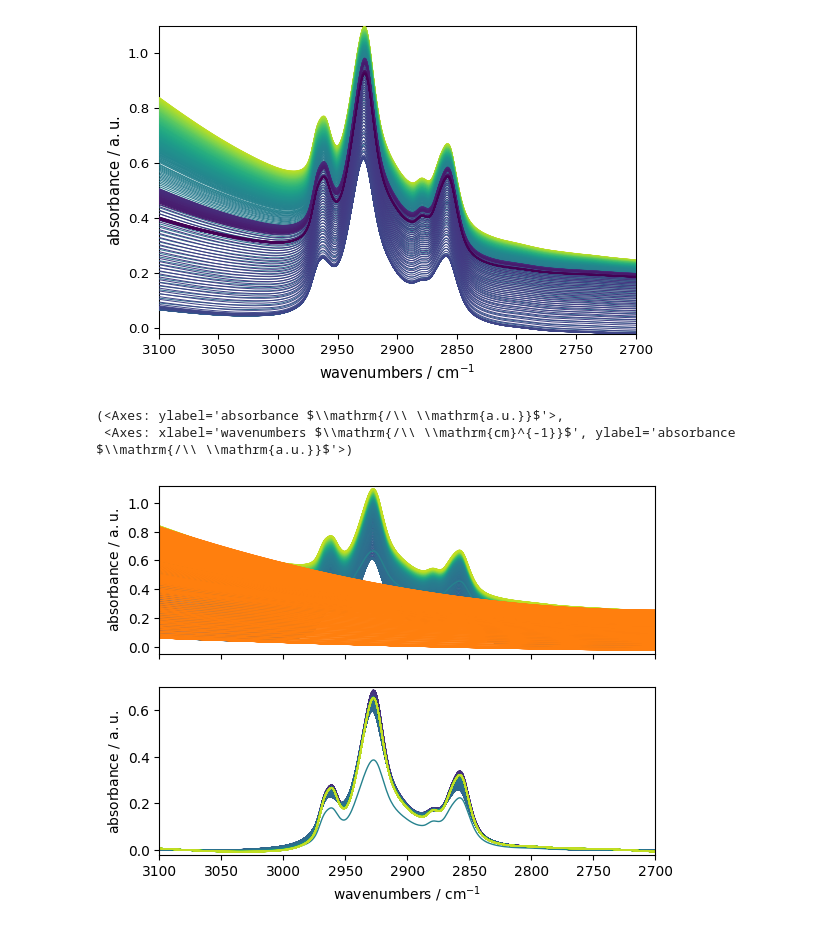
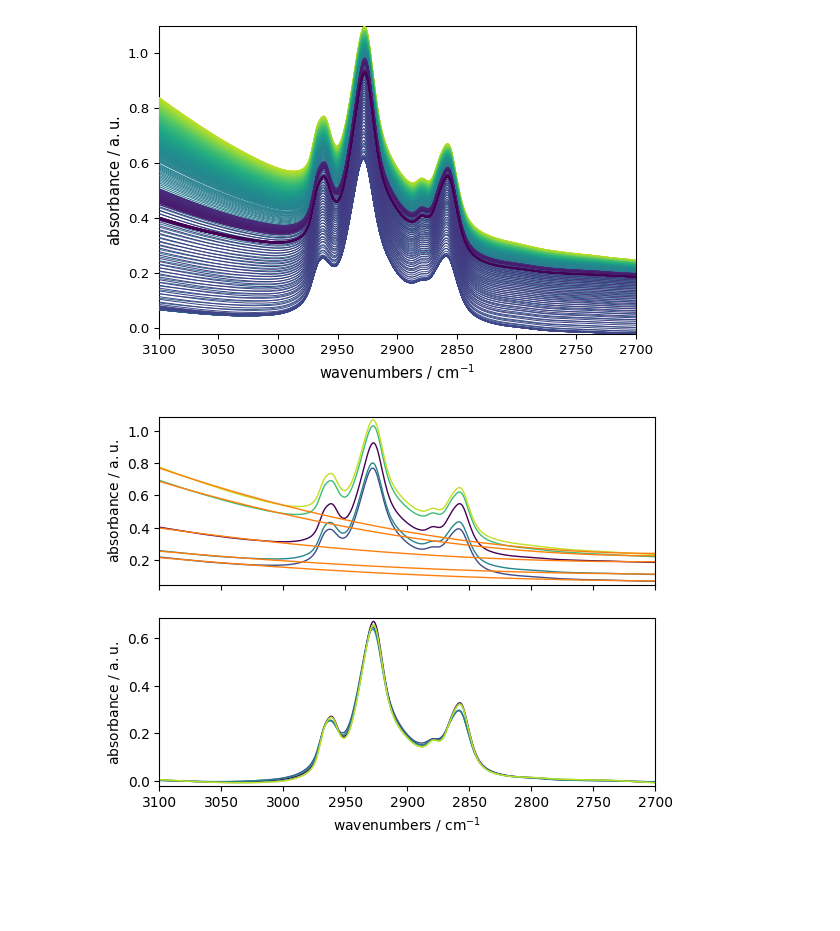
Before and after one commit to atravert/jihane-octeo, a Jupyter notebook: main.ipynb, the cells around one changed output. Cells and saved outputs as stored; diff of their text form; code cells hidden in the pictures; blank space fills up the shorter version.

```diff
--- a/main.ipynb
+++ b/main.ipynb
@@ -1,5 +1,6 @@
 # %%
 import spectrochempy as scp
 
-A = scp.read("data\silice_octeo_2_torr_eau\sample")
+A = scp.read(r"data\silice_octeo_2_torr_eau\sample")
+A
 # %% [output]
@@ -8,0 +8,4 @@ A = scp.read("data\silice_octeo_2_torr_eau\sample")
+# %%
+A.y = A.y - A.y[0]
+A.y.ito('min')
+A.plot(colorbar=True)
@@ -9,17 +18,15 @@ A = scp.read("data\silice_octeo_2_torr_eau\sample")
 # %%
-B = A[:,3100.:2700.]
+B = A[:,2700.:3100.]
 _ = B.plot()
 # %% [output]
 [figure]
 # %%
 
 bl = scp.Baseline()
 bl.ranges = [3100.,3050.], [2750., 2700.]
 bl.order = 2
 
-bl.fit(B)
-bl.plot()
+bl.fit(B[::100])
+_ = bl.plot()
 # %% [output]
-(<Axes: ylabel='absorbance $\\mathrm{/\\ \\mathrm{a.u.}}$'>,
- <Axes: xlabel='wavenumbers $\\mathrm{/\\ \\mathrm{cm}^{-1}}$', ylabel='absorbance $\\mathrm{/\\ \\mathrm{a.u.}}$'>)
-[figure, old version]
+[figure, new version]
```
Also changed, not shown: parts of 19 cells of this notebook.
